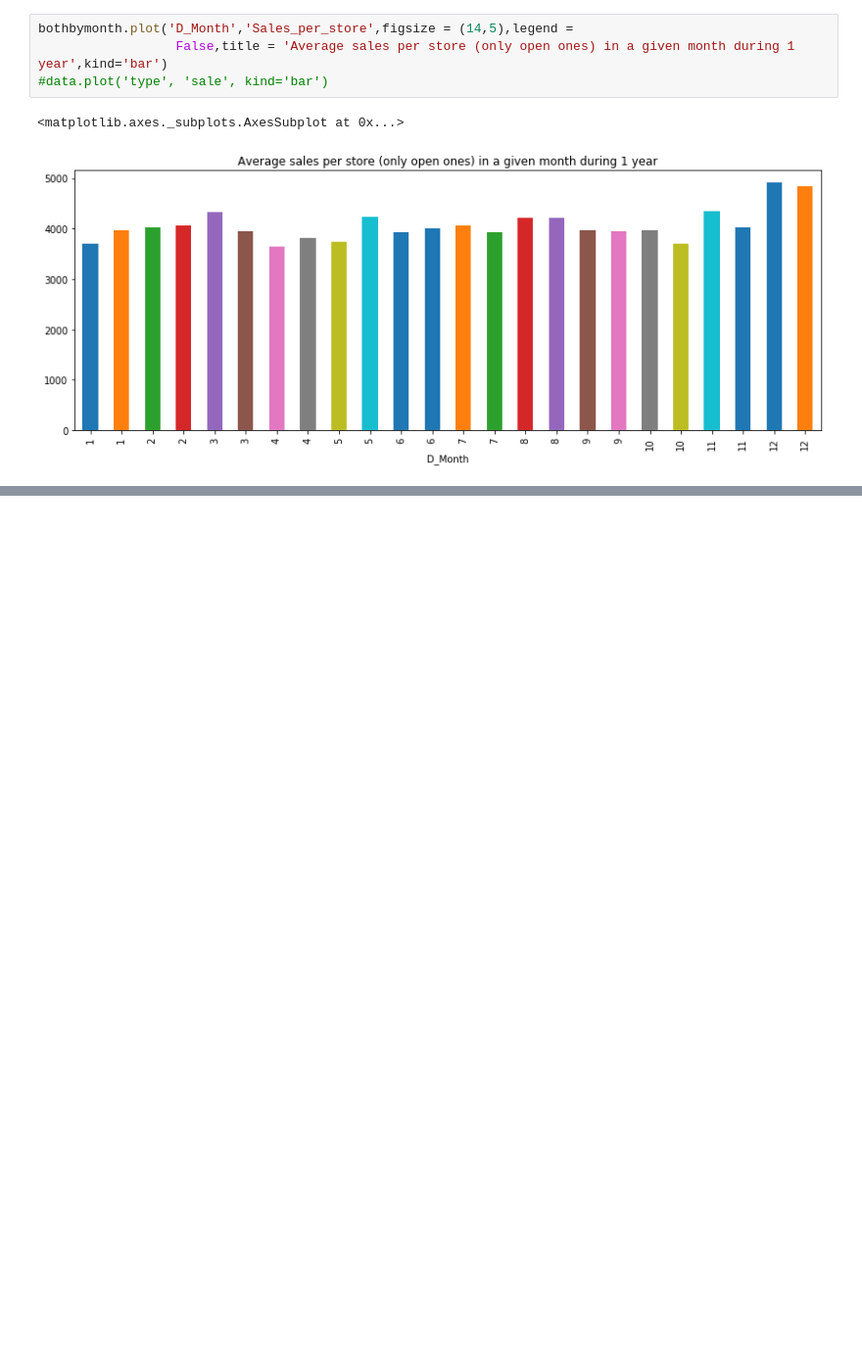
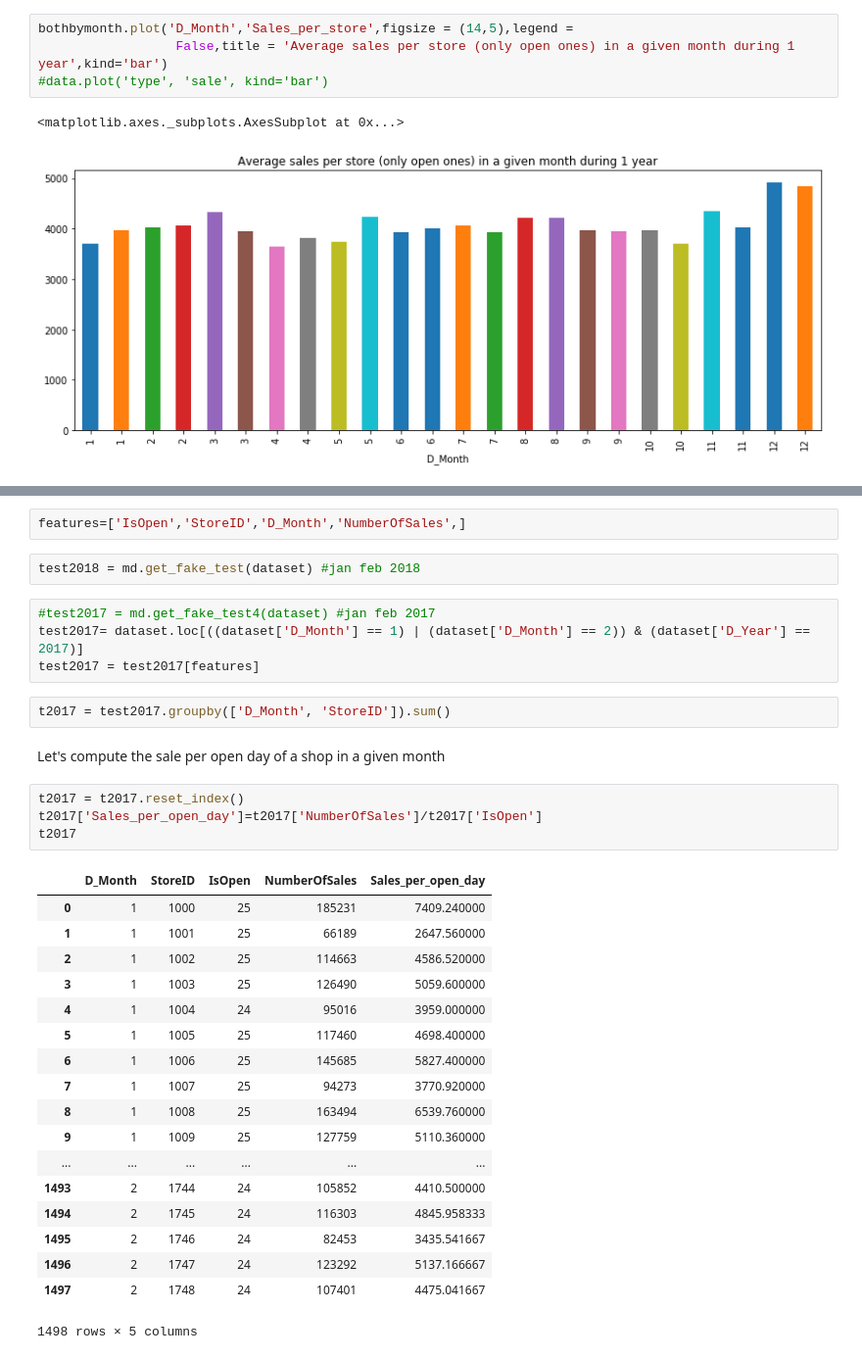
Before and after one commit to mirkomantovani/DMTM-project-BIP, a Jupyter notebook: 6.1_AVG_Month_Ensemble.ipynb, the cells around one changed output, grey strips where cells are left out. Shown at 98% size. Cells and saved outputs as stored; diff of their text form; blank space fills up the shorter version.

```diff
--- a/6.1_AVG_Month_Ensemble.ipynb
+++ b/6.1_AVG_Month_Ensemble.ipynb
@@ -155,0 +161,35 @@ bothbymonth.plot('D_Month','Sales_per_store',figsize = (14,5),legend =
+# %%
+features=['IsOpen','StoreID','D_Month','NumberOfSales',]
+# %%
+test2018 = md.get_fake_test(dataset) #jan feb 2018
+# %%
+#test2017 = md.get_fake_test4(dataset) #jan feb 2017
+test2017= dataset.loc[((dataset['D_Month'] == 1) | (dataset['D_Month'] == 2)) & (dataset['D_Year'] == 2017)]
+test2017 = test2017[features]
+# %%
+t2017 = test2017.groupby(['D_Month', 'StoreID']).sum()
+# %% [markdown]
+Let's compute the sale per open day of a shop in a given month
+# %%
+t2017 = t2017.reset_index()
+t2017['Sales_per_open_day']=t2017['NumberOfSales']/t2017['IsOpen']
+t2017
+# %% [output]
+|  | D_Month | StoreID | IsOpen | NumberOfSales | Sales_per_open_day |
+| 0 | 1 | 1000 | 25 | 185231 | 7409.240000 |
+| 1 | 1 | 1001 | 25 | 66189 | 2647.560000 |
+| 2 | 1 | 1002 | 25 | 114663 | 4586.520000 |
+| 3 | 1 | 1003 | 25 | 126490 | 5059.600000 |
+| 4 | 1 | 1004 | 24 | 95016 | 3959.000000 |
+| 5 | 1 | 1005 | 25 | 117460 | 4698.400000 |
+| 6 | 1 | 1006 | 25 | 145685 | 5827.400000 |
+| 7 | 1 | 1007 | 25 | 94273 | 3770.920000 |
+| 8 | 1 | 1008 | 25 | 163494 | 6539.760000 |
+| 9 | 1 | 1009 | 25 | 127759 | 5110.360000 |
+| ... | ... | ... | ... | ... | ... |
+| 1493 | 2 | 1744 | 24 | 105852 | 4410.500000 |
+| 1494 | 2 | 1745 | 24 | 116303 | 4845.958333 |
+| 1495 | 2 | 1746 | 24 | 82453 | 3435.541667 |
+| 1496 | 2 | 1747 | 24 | 123292 | 5137.166667 |
+| 1497 | 2 | 1748 | 24 | 107401 | 4475.041667 |
+1498 rows × 5 columns
```
Also changed, not shown: parts of 17 cells of this notebook.
